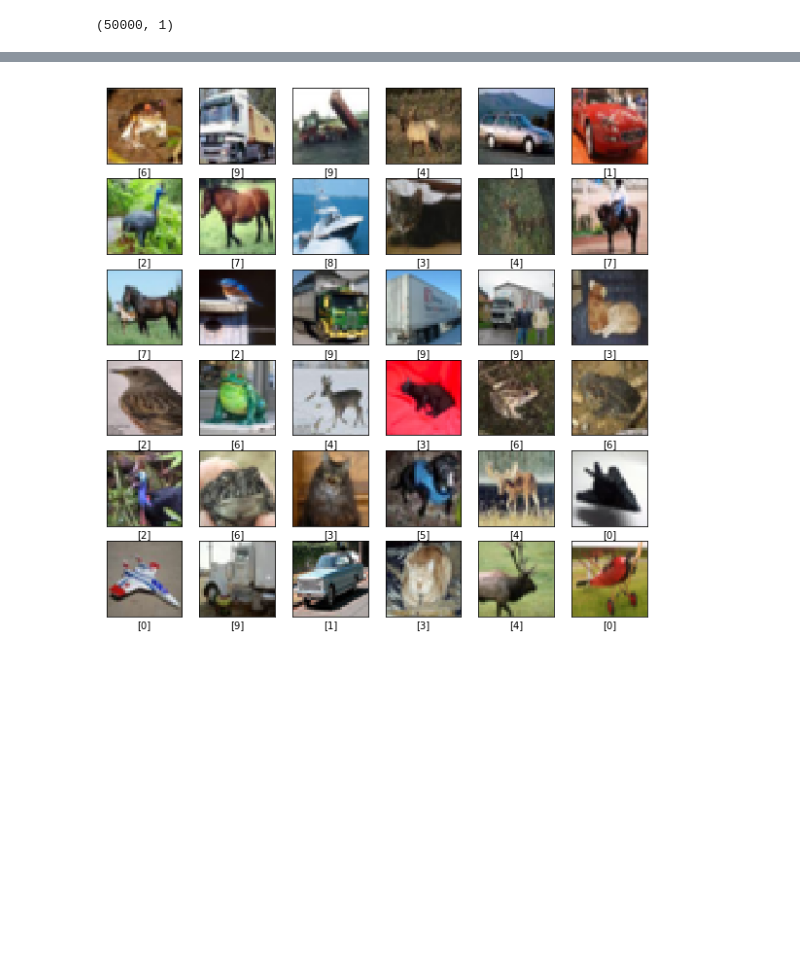
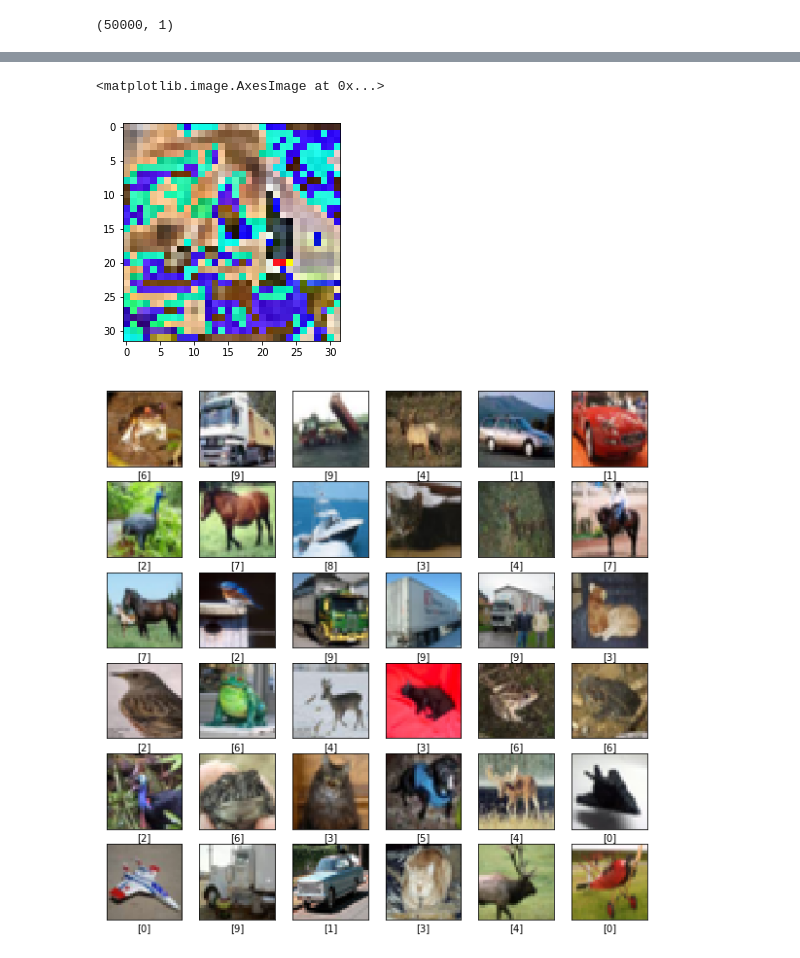
Before and after one commit to arpit620/deep_learning, a Jupyter notebook: data_manipulation/image_notebooks/CIFAR10 Images.ipynb, the cells around one changed output, grey strips where cells are left out. Saved outputs shown, nothing was run; the diff lists cells and outputs as text; code cells hidden in the pictures; blank space fills up the shorter version.

```diff
--- a/data_manipulation/image_notebooks/CIFAR10 Images.ipynb
+++ b/data_manipulation/image_notebooks/CIFAR10 Images.ipynb
@@ -37,3 +53,8 @@ y_train.shape
+# %%
+plt.imshow(x_train[0] - x_train[1])
+# %% [output]
+<matplotlib.image.AxesImage at 0x...>
+[figure, added]
 # %%
 import matplotlib.pyplot as plt
 %matplotlib inline
```
Also changed, not shown: parts of 3 cells of this notebook, 1 other file.
